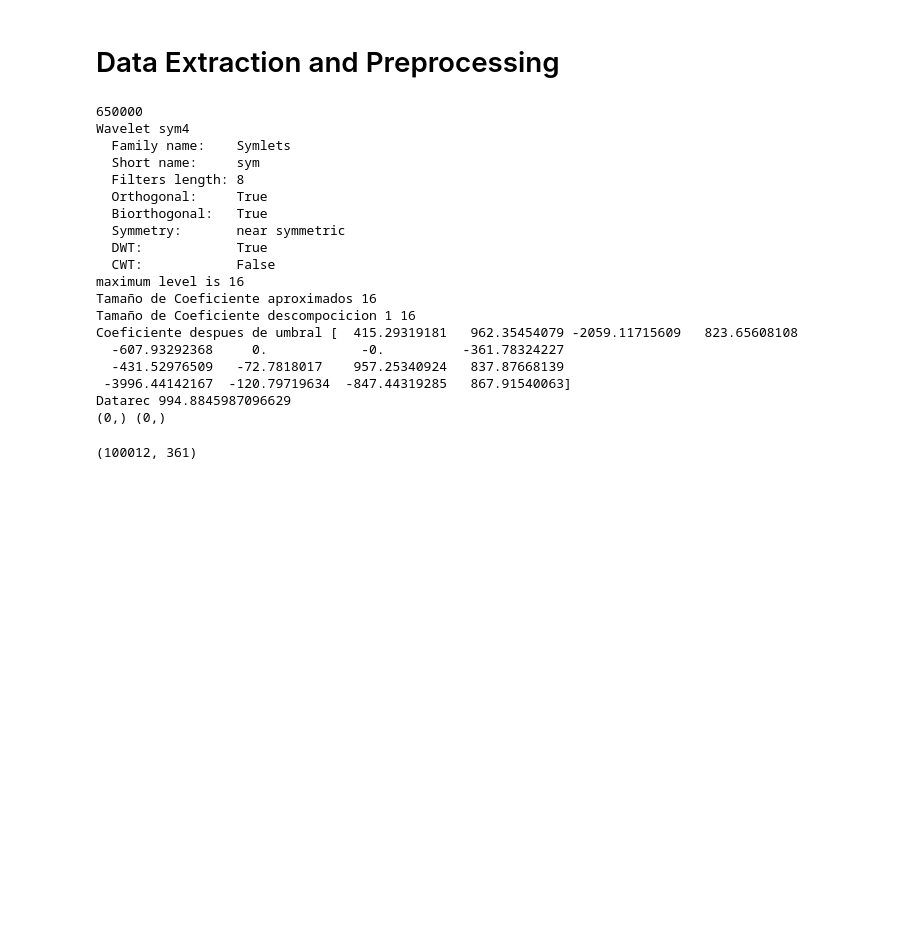
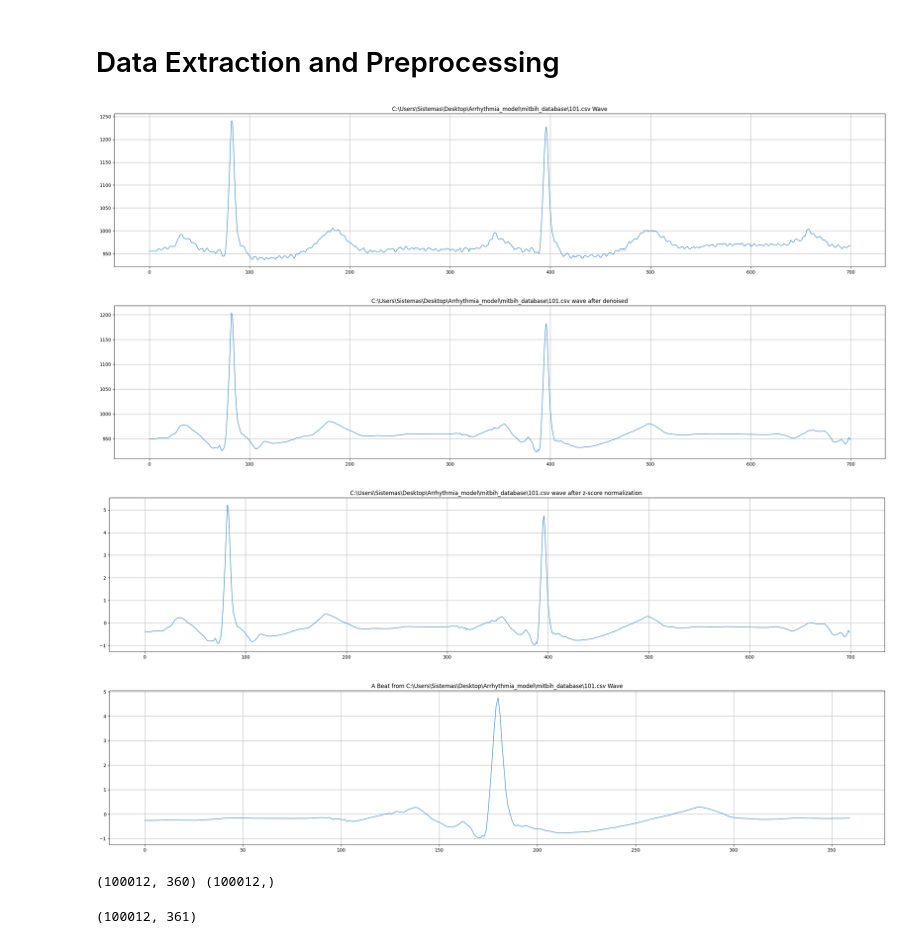
Before and after one commit to AndresFVargasV/Arrhythmia_model, a Jupyter notebook: model.ipynb, the cells around one changed output. Cells and saved outputs as stored; diff of their text form; code cells hidden in the pictures; blank space fills up the shorter version.

```diff
--- a/model.ipynb
+++ b/model.ipynb
@@ -48,27 +48,22 @@ plt.rcParams['axes.grid'] = True
 # %%
 def denoise(data):
     #Tamaño completo de la data osea el numero de puntos que tiene la grabacion a una frecuencia de 360Hz por segundo ejemplo sujeto 101 tiene 650000 puntos
-    print(len(data))
     #Creamos el objeto wavelet para poder aplicar la trasnformada wavelet
     w = pywt.Wavelet('sym4')
-    print(w)
+
     #Sacamos el nivel maximo de descomposicion que se puede hacer con la data que tenemos dec_len es el tamaño del filtro de descomposicion (2N) donde N es el orden del filtro Sym4 es orden 4
     maxlev = pywt.dwt_max_level(len(data), w.dec_len)
-    print("maximum level is " + str(maxlev))
     threshold = 0.05
+
     #Desccomponemos los datos en los coeficientes de la wavelet en el caso del paciente 101 tenemos 16 niveles de descomposicion
     coeffs = pywt.wavedec(data, 'sym4', level=maxlev)
-    print("Tamaño de Coeficiente aproximados",len(coeffs[0]))
-    print("Tamaño de Coeficiente descompocicion 1",len(coeffs[1]))
 
     for i in range(1, len(coeffs)):
         #Aplicamos el umbral a los coeficientes de la wavelet donde el umbral es el 5% del valor maximo de los coeficientes en el sujeto 101 el valor maximo fue de  1000 con esto, se le resta a cada dato del coeficiente
         coeffs[i] = pywt.threshold(coeffs[i], threshold*max(coeffs[i]))
-        print("Coeficiente despues de umbral",coeffs[i])
-        break
     #Se reconstrue la data con los coeficientes modificados
     datarec = pywt.waverec(coeffs, 'sym4')
-    print("Datarec",datarec[1])
+
     return datarec
 # %% [markdown]
 # Variables Definitions
@@ -184,6 +182,8 @@ for r in range(0,len(records)):
                 signals.insert(row_index, int(row[1])) # row[1] es la columna de la señal. Solo tomamos la medida MLII de la señal
             row_index += 1
 
+    # Inicio de la graficas de señales
+
     # Plot an example to the signals
     if r == 1:
         # Plot each patient's signal
@@ -192,7 +192,7 @@ for r in range(0,len(records)):
         plt.show()
 
     signals = denoise(signals)
-    break
+
     # Plot an example to the signals after denoised
     if r == 1:
         # Plot each patient's signal
@@ -208,58 +208,51 @@ for r in range(0,len(records)):
         plt.plot(signals[0:700])
         plt.show()
 
+    # Fin de grafias de señales
+
     # Read anotations: R position and Arrhythmia class
     example_beat_printed = False
     with open(annotations[r], 'r') as fileID:
         data = fileID.readlines()
         beat = list()
 
         for d in range(1, len(data)): # 0 index is Chart Head
             splitted = data[d].split(' ')
             splitted = filter(None, splitted)
             next(splitted) # Time... Clipping
             pos = int(next(splitted)) # Sample ID
             arrhythmia_type = next(splitted) # Type
             if(arrhythmia_type in classes):
+
                 arrhythmia_index = classes.index(arrhythmia_type)
 #                 if count_classes[arrhythmia_index] > maximum_counting: # avoid overfitting
 #                     pass
 #                 else:
                 count_classes[arrhythmia_index] += 1
                 if(window_size <= pos and pos < (len(signals) - window_size)):
                     beat = signals[pos-window_size:pos+window_size]     ## REPLACE WITH R-PEAK DETECTION
                     # Plot an example to a beat
                     if r == 1 and not example_beat_printed:
                         plt.title("A Beat from " + records[1] + " Wave")
                         plt.plot(beat)
                         plt.show()
                         example_beat_printed = True
 
+
                     X.append(beat)
                     y.append(arrhythmia_index)
 
+
+
+
 # data shape
 print(np.shape(X), np.shape(y))
 # %% [output]
+[figure, added]
+[figure, added]
+[figure, added]
+[figure, added]
-650000
-Wavelet sym4
-  Family name:    Symlets
-  Short name:     sym
-  Filters length: 8
-  Orthogonal:     True
-  Biorthogonal:   True
-  Symmetry:       near symmetric
-  DWT:            True
-  CWT:            False
-maximum level is 16
-Tamaño de Coeficiente aproximados 16
-Tamaño de Coeficiente descompocicion 1 16
-Coeficiente despues de umbral [  415.29319181   962.35454079 -2059.11715609   823.65608108
-  -607.93292368     0.            -0.          -361.78324227
-  -431.52976509   -72.7818017    957.25340924   837.87668139
- -3996.44142167  -120.79719634  -847.44319285   867.91540063]
-Datarec 994.8845987096629
-(0,) (0,)
+(100012, 360) (100012,)
 # %%
 for i in range(0,len(X)):
         X[i] = np.append(X[i], y[i])
```
Also changed, not shown: parts of 2 cells of this notebook.
